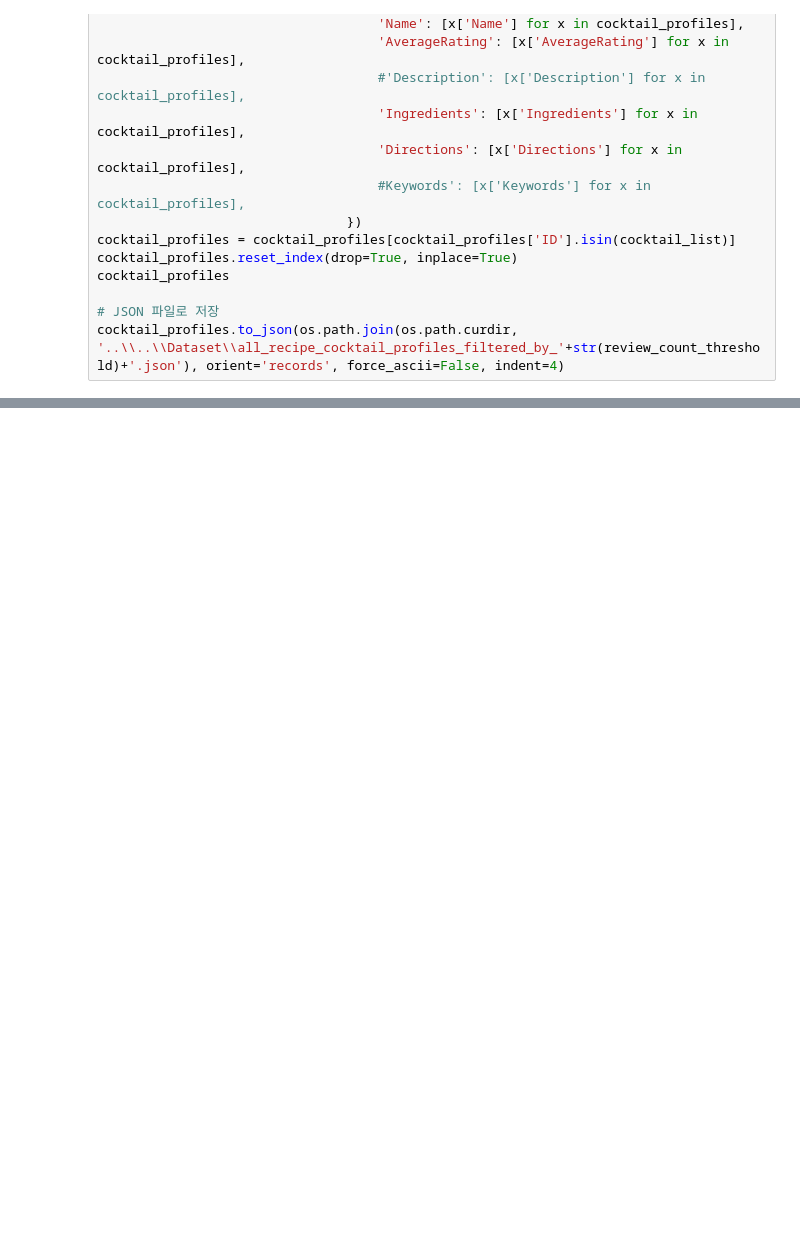
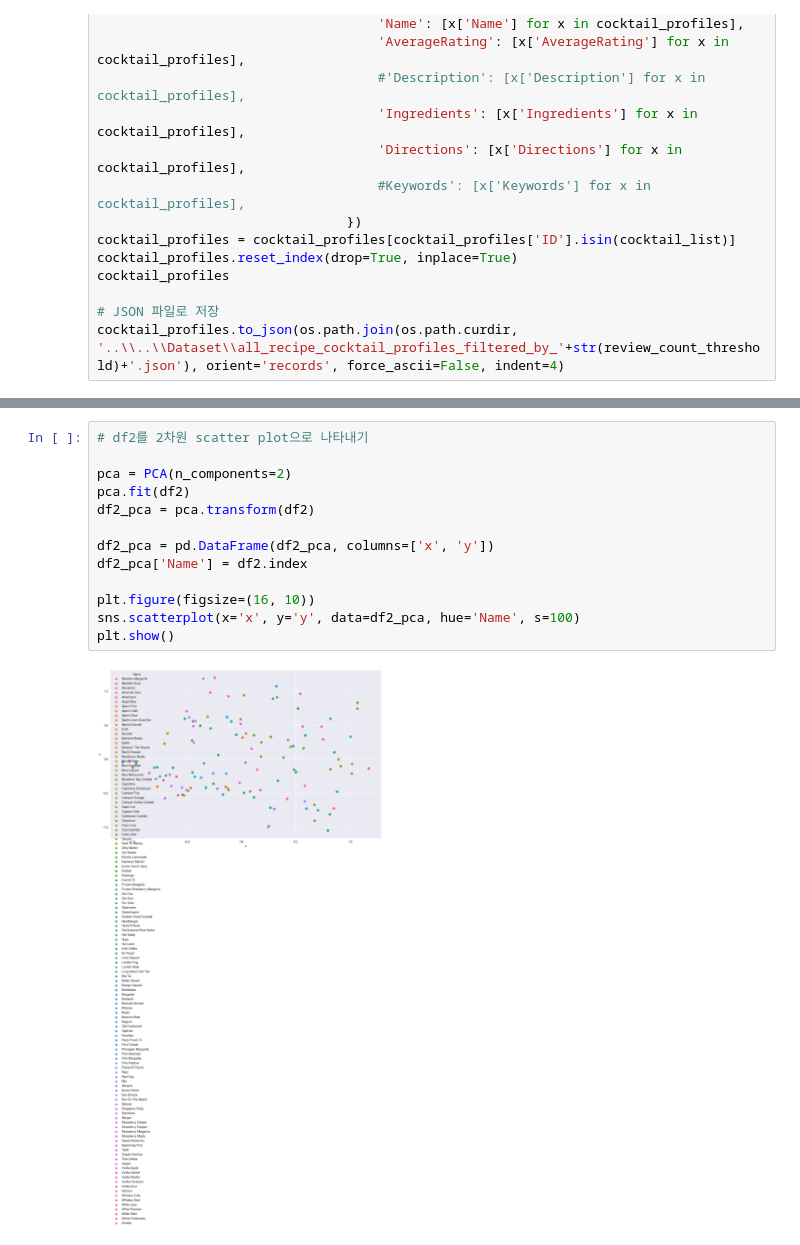
Before and after one commit to PRADA-1541/PRADA_AI, a Jupyter notebook: Codes/EDA/eda.ipynb, the cells around one changed output, grey strips where cells are left out. Drawn from its saved outputs; the diff is of its cells as text; blank space fills up the shorter version.

```diff
--- a/Codes/EDA/eda.ipynb
+++ b/Codes/EDA/eda.ipynb
@@ -295,0 +1224,15 @@ cocktail_profiles.to_json(os.path.join(os.path.curdir, '..\\..\\Dataset\\all_rec
+# %%
+# df2를 2차원 scatter plot으로 나타내기
+
+pca = PCA(n_components=2)
+pca.fit(df2)
+df2_pca = pca.transform(df2)
+
+df2_pca = pd.DataFrame(df2_pca, columns=['x', 'y'])
+df2_pca['Name'] = df2.index
+
+plt.figure(figsize=(16, 10))
+sns.scatterplot(x='x', y='y', data=df2_pca, hue='Name', s=100)
+plt.show()
+# %% [output]
+[figure, added]
```
Also changed, not shown: parts of 71 cells of this notebook.
